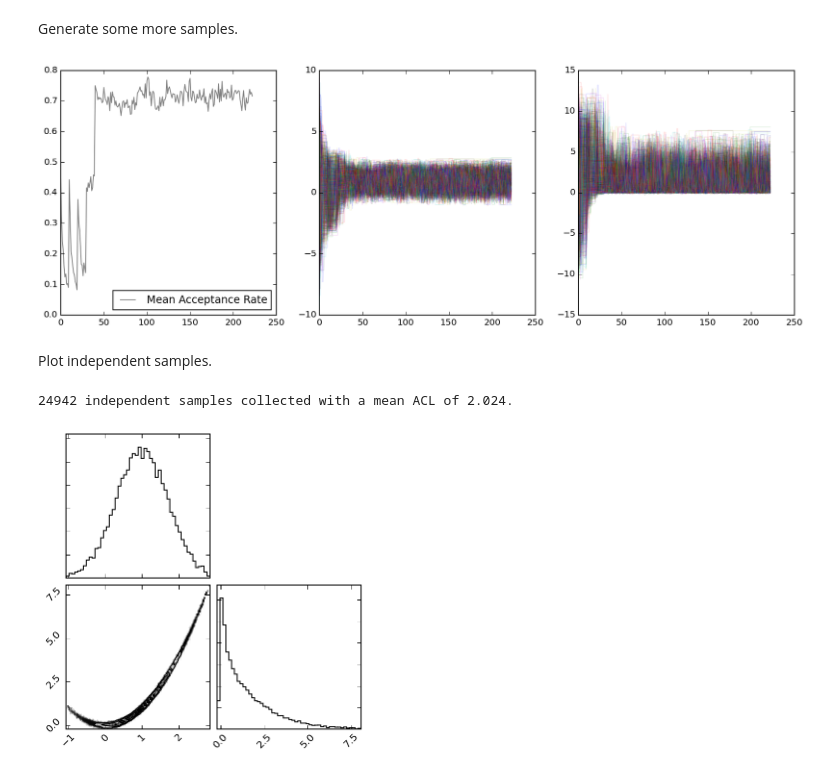
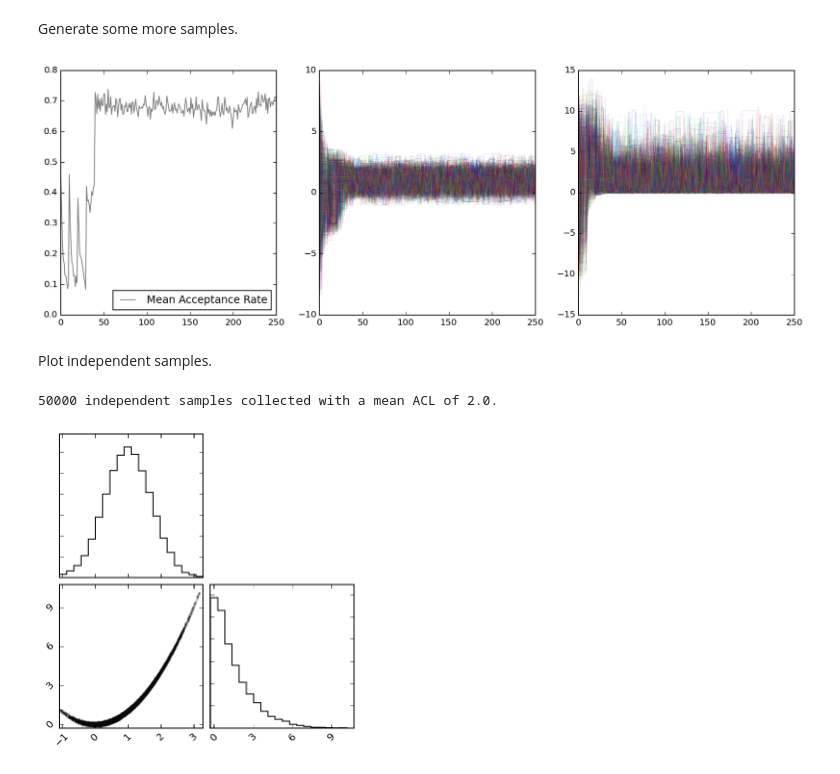
Before and after one commit to bfarr/kombine, a Jupyter notebook: examples/rosenbrock.ipynb, the cells around one changed output. Cells and saved outputs as stored; diff of their text form; code cells hidden in the pictures.

Commit message:
Make sample() a full generator and add run_mcmc() method à la emcee.

```diff
--- a/examples/rosenbrock.ipynb
+++ b/examples/rosenbrock.ipynb
@@ -39,7 +39,7 @@ prism.corner(sampler.chain)
 # %% [markdown]
 Generate some more samples.
 # %%
-p, post, q = sampler.sample(iterations=100, update_interval=10000)
+p, post, q = sampler.run_mcmc(200, update_interval=500)
 # %%
 fig, [ax1, ax2, ax3] = plt.subplots(1, 3, figsize=(15, 5))
 
@@ -50,16 +50,16 @@ for p, ax in zip(range(sampler.dim), [ax2, ax3]):
 
 ax1.legend(loc='lower right');
 # %% [output]
-[figure, old version]
+[figure, new version]
 # %% [markdown]
 Plot independent samples.
 # %%
-acls = np.ceil(1/np.mean(sampler.acceptance[-100:], axis=0)).astype(int)
+acls = np.ceil(1/np.mean(sampler.acceptance[-200:], axis=0)).astype(int)
 
-ind_samps = np.concatenate([sampler.chain[-100::acl, c].reshape(-1, 2) for c, acl in enumerate(acls)])
+ind_samps = np.concatenate([sampler.chain[-200::acl, c].reshape(-1, 2) for c, acl in enumerate(acls)])
 print "{} independent samples collected with a mean ACL of {}.".format(len(ind_samps), np.mean(acls))
 
-triangle.corner(ind_samps);
+triangle.corner(ind_samps, plot_density=False, plot_contours=False);
 # %% [output]
-24942 independent samples collected with a mean ACL of 2.024.
+50000 independent samples collected with a mean ACL of 2.0.
-[figure, old version]
+[figure, new version]
```
Also changed, not shown: 3 other files.
